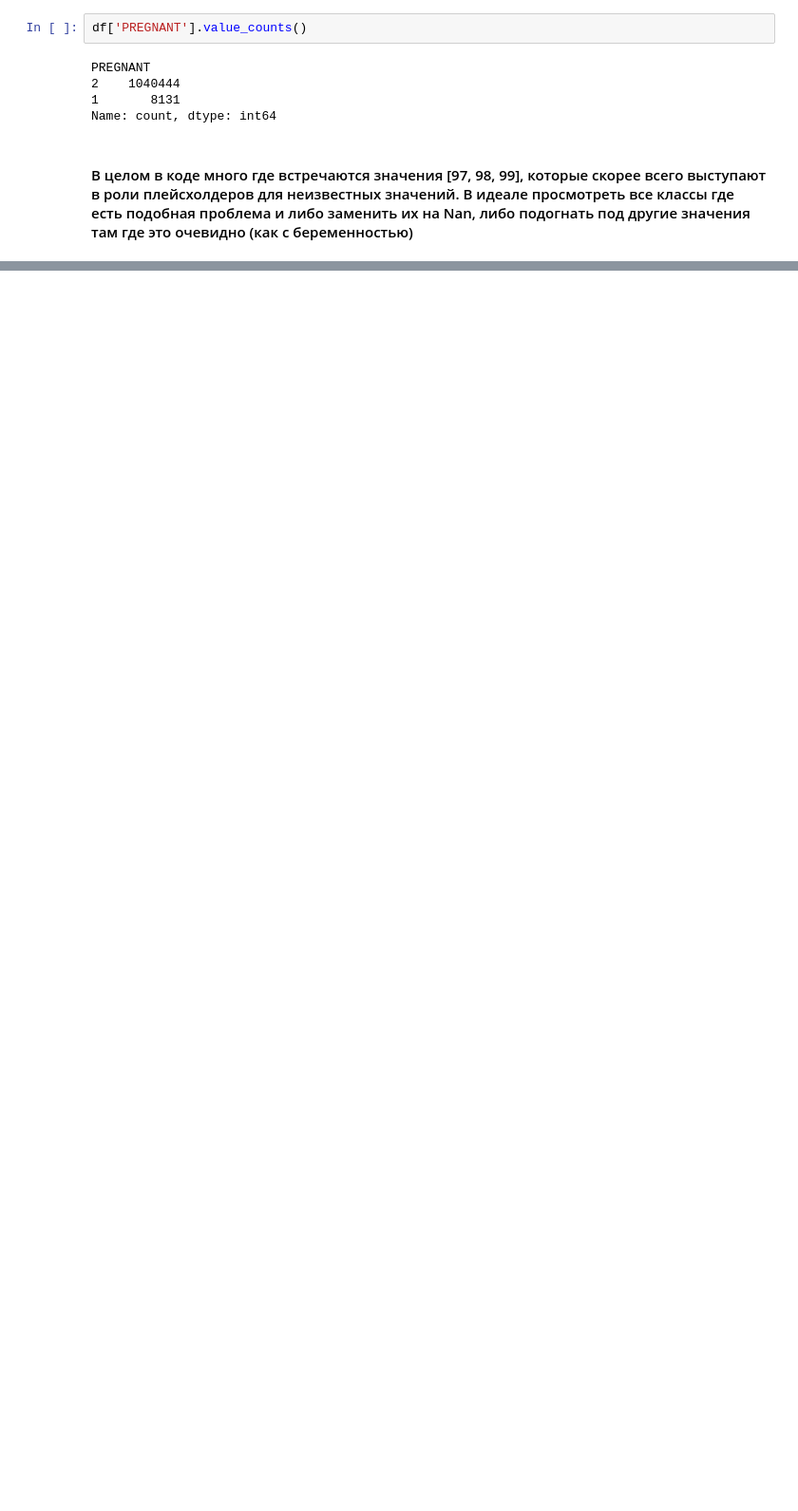
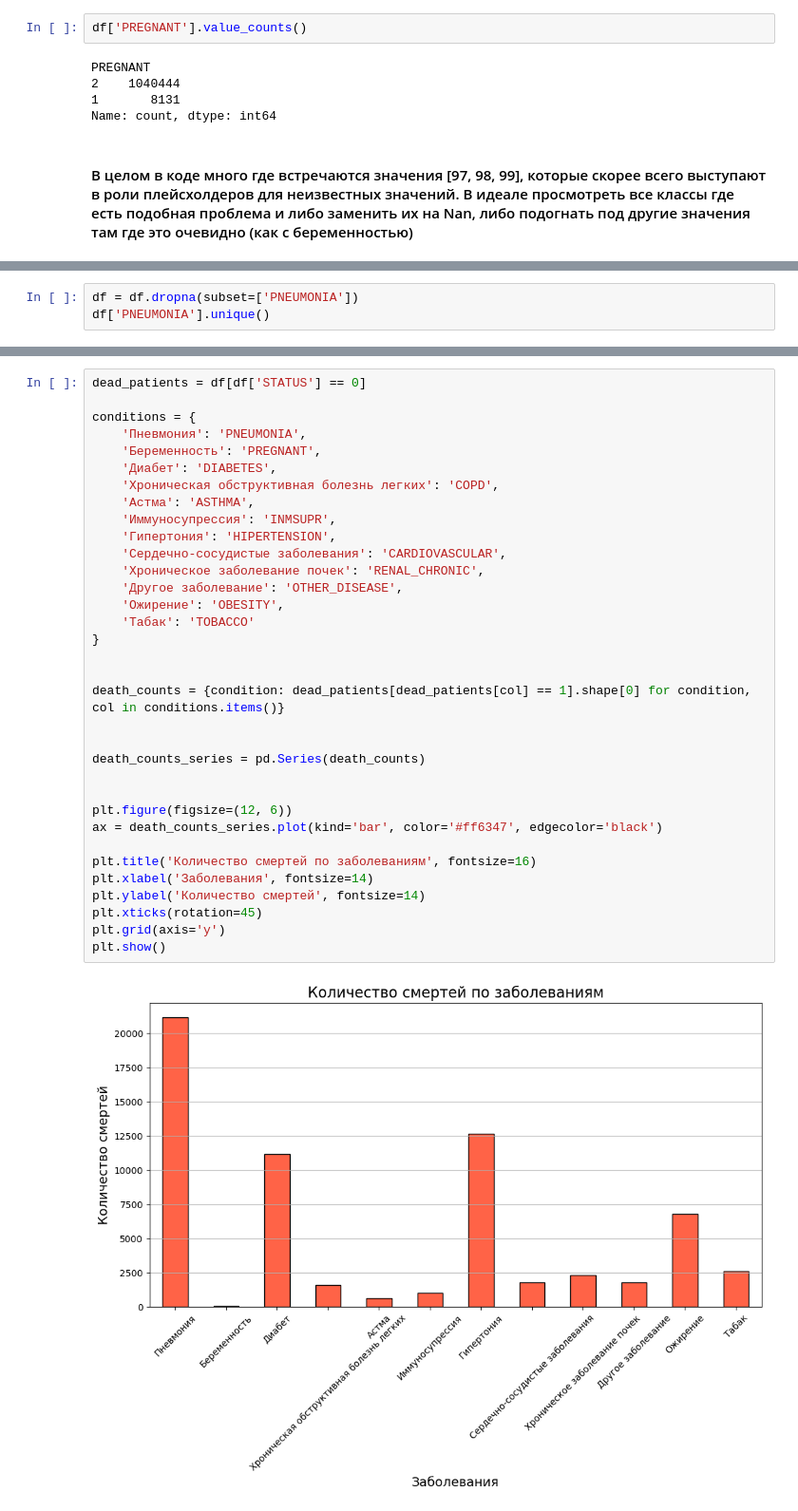
Before and after one commit to logickoff123/Analyzing-data, a Jupyter notebook: covid.ipynb, the cells around one changed output, grey strips where cells are left out. Shown: that part at 95% size. Cells and saved outputs as stored; diff of their text form; blank space fills up the shorter version.

```diff
--- a/covid.ipynb
+++ b/covid.ipynb
@@ -363,0 +371,3 @@ Name: count, dtype: int64
+# %%
+df = df.dropna(subset=['PNEUMONIA'])
+df['PNEUMONIA'].unique()
@@ -363,0 +378,36 @@ Name: count, dtype: int64
+# %%
+dead_patients = df[df['STATUS'] == 0]
+
+conditions = {
+    'Пневмония': 'PNEUMONIA',
+    'Беременность': 'PREGNANT',
+    'Диабет': 'DIABETES',
+    'Хроническая обструктивная болезнь легких': 'COPD',
+    'Астма': 'ASTHMA',
+    'Иммуносупрессия': 'INMSUPR',
+    'Гипертония': 'HIPERTENSION',
+    'Сердечно-сосудистые заболевания': 'CARDIOVASCULAR',
+    'Хроническое заболевание почек': 'RENAL_CHRONIC',
+    'Другое заболевание': 'OTHER_DISEASE',
+    'Ожирение': 'OBESITY',
+    'Табак': 'TOBACCO'
+}
+
+
+death_counts = {condition: dead_patients[dead_patients[col] == 1].shape[0] for condition, col in conditions.items()}
+
+
+death_counts_series = pd.Series(death_counts)
+
+
+plt.figure(figsize=(12, 6))
+ax = death_counts_series.plot(kind='bar', color='#ff6347', edgecolor='black')
+
+plt.title('Количество смертей по заболеваниям', fontsize=16)
+plt.xlabel('Заболевания', fontsize=14)
+plt.ylabel('Количество смертей', fontsize=14)
+plt.xticks(rotation=45)
+plt.grid(axis='y')
+plt.show()
+# %% [output]
+[figure, added]
```
Also changed, not shown: parts of 15 cells of this notebook.
